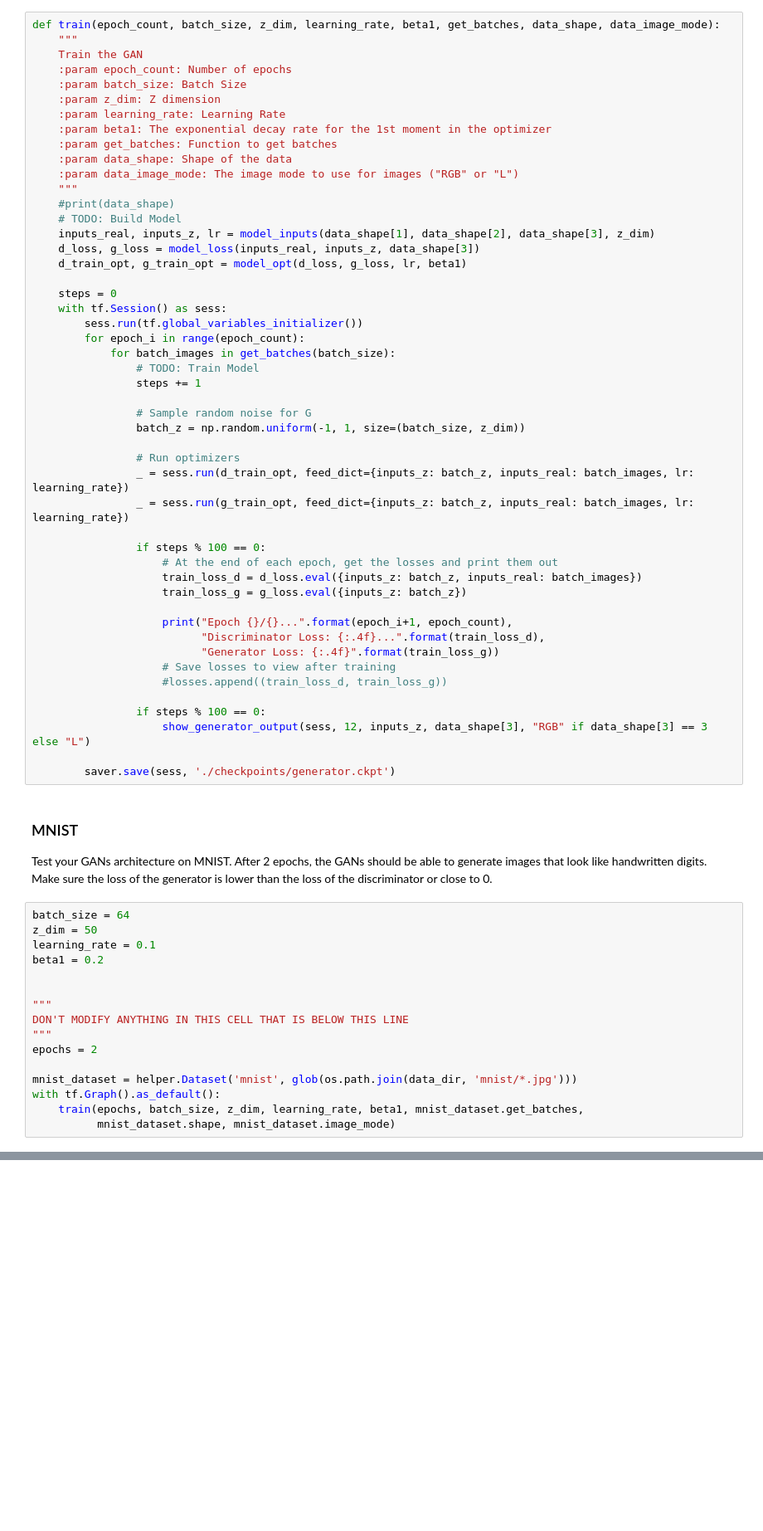
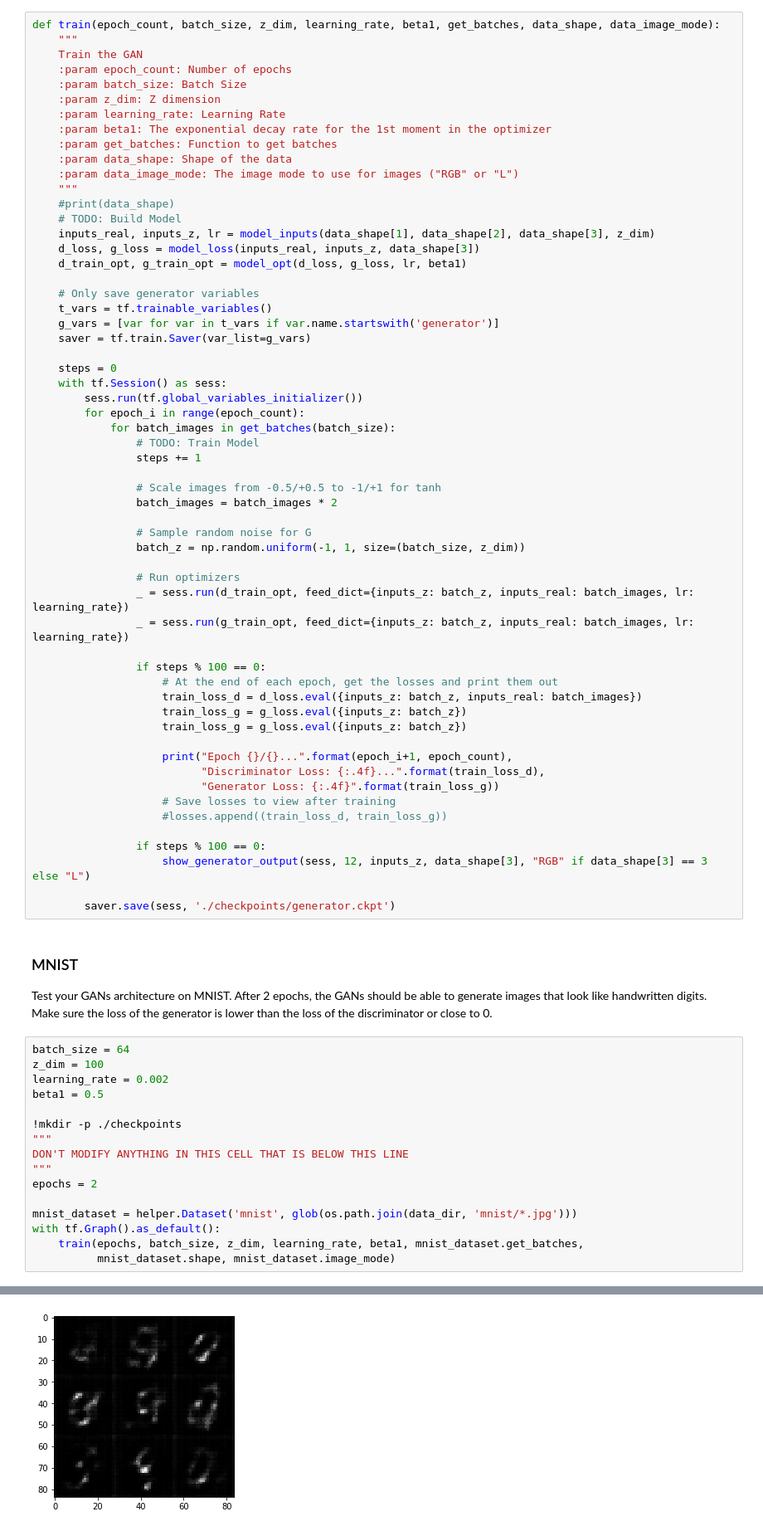
Before and after one commit to jeffaudi/deep-learning, a Jupyter notebook: face_generation/dlnd_face_generation.ipynb, the cells around one changed output, grey strips where cells are left out. Shown at 83% size. Saved outputs shown, nothing was run; the diff lists cells and outputs as text; blank space fills up the shorter version.

```diff
--- a/face_generation/dlnd_face_generation.ipynb
+++ b/face_generation/dlnd_face_generation.ipynb
@@ -353,6 +354,11 @@ def train(epoch_count, batch_size, z_dim, learning_rate, beta1, get_batches, dat
     d_loss, g_loss = model_loss(inputs_real, inputs_z, data_shape[3])
     d_train_opt, g_train_opt = model_opt(d_loss, g_loss, lr, beta1)
 
+    # Only save generator variables
+    t_vars = tf.trainable_variables()
+    g_vars = [var for var in t_vars if var.name.startswith('generator')]
+    saver = tf.train.Saver(var_list=g_vars)
+
     steps = 0
     with tf.Session() as sess:
         sess.run(tf.global_variables_initializer())
@@ -360,6 +366,9 @@ def train(epoch_count, batch_size, z_dim, learning_rate, beta1, get_batches, dat
             for batch_images in get_batches(batch_size):
                 # TODO: Train Model
                 steps += 1
+
+                # Scale images from -0.5/+0.5 to -1/+1 for tanh
+                batch_images = batch_images * 2
 
                 # Sample random noise for G
                 batch_z = np.random.uniform(-1, 1, size=(batch_size, z_dim))
@@ -372,6 +381,7 @@ def train(epoch_count, batch_size, z_dim, learning_rate, beta1, get_batches, dat
                     # At the end of each epoch, get the losses and print them out
                     train_loss_d = d_loss.eval({inputs_z: batch_z, inputs_real: batch_images})
                     train_loss_g = g_loss.eval({inputs_z: batch_z})
+                    train_loss_g = g_loss.eval({inputs_z: batch_z})
 
                     print("Epoch {}/{}...".format(epoch_i+1, epoch_count),
                           "Discriminator Loss: {:.4f}...".format(train_loss_d),
@@ -388,11 +398,11 @@ def train(epoch_count, batch_size, z_dim, learning_rate, beta1, get_batches, dat
 Test your GANs architecture on MNIST.  After 2 epochs, the GANs should be able to generate images that look like handwritten digits.  Make sure the loss of the generator is lower than the loss of the discriminator or close to 0.
 # %%
 batch_size = 64
-z_dim = 50
-learning_rate = 0.1
-beta1 = 0.2
+z_dim = 100
+learning_rate = 0.002
+beta1 = 0.5
 
-
+!mkdir -p ./checkpoints
 """
 DON'T MODIFY ANYTHING IN THIS CELL THAT IS BELOW THIS LINE
 """
@@ -402,3 +412,4 @@ mnist_dataset = helper.Dataset('mnist', glob(os.path.join(data_dir, 'mnist/*.jpg
 with tf.Graph().as_default():
     train(epochs, batch_size, z_dim, learning_rate, beta1, mnist_dataset.get_batches,
           mnist_dataset.shape, mnist_dataset.image_mode)
+# %% [output]
@@ -404,0 +417 @@ with tf.Graph().as_default():
+[figure, added]
```
Also changed, not shown: parts of 6 cells of this notebook, 1 other file.
